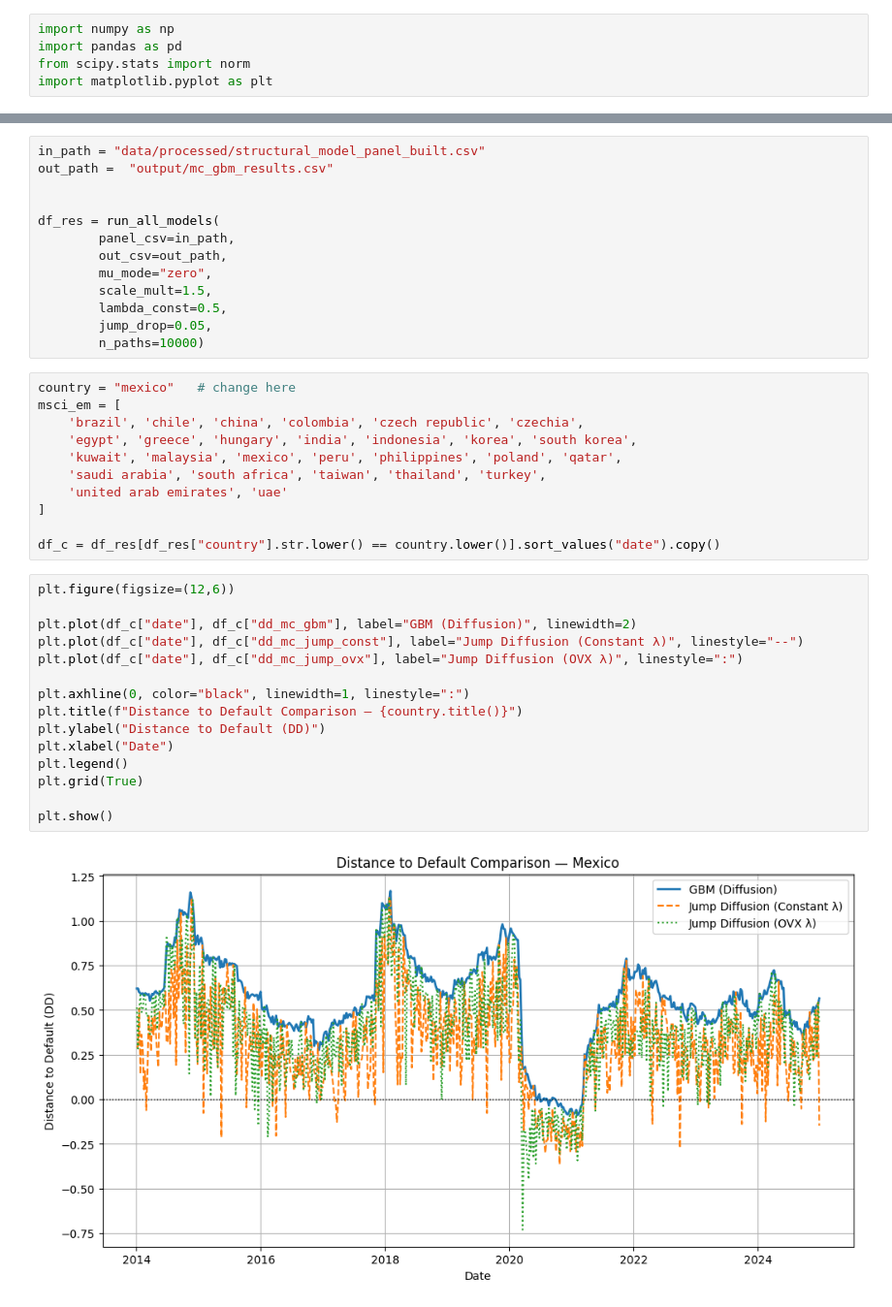
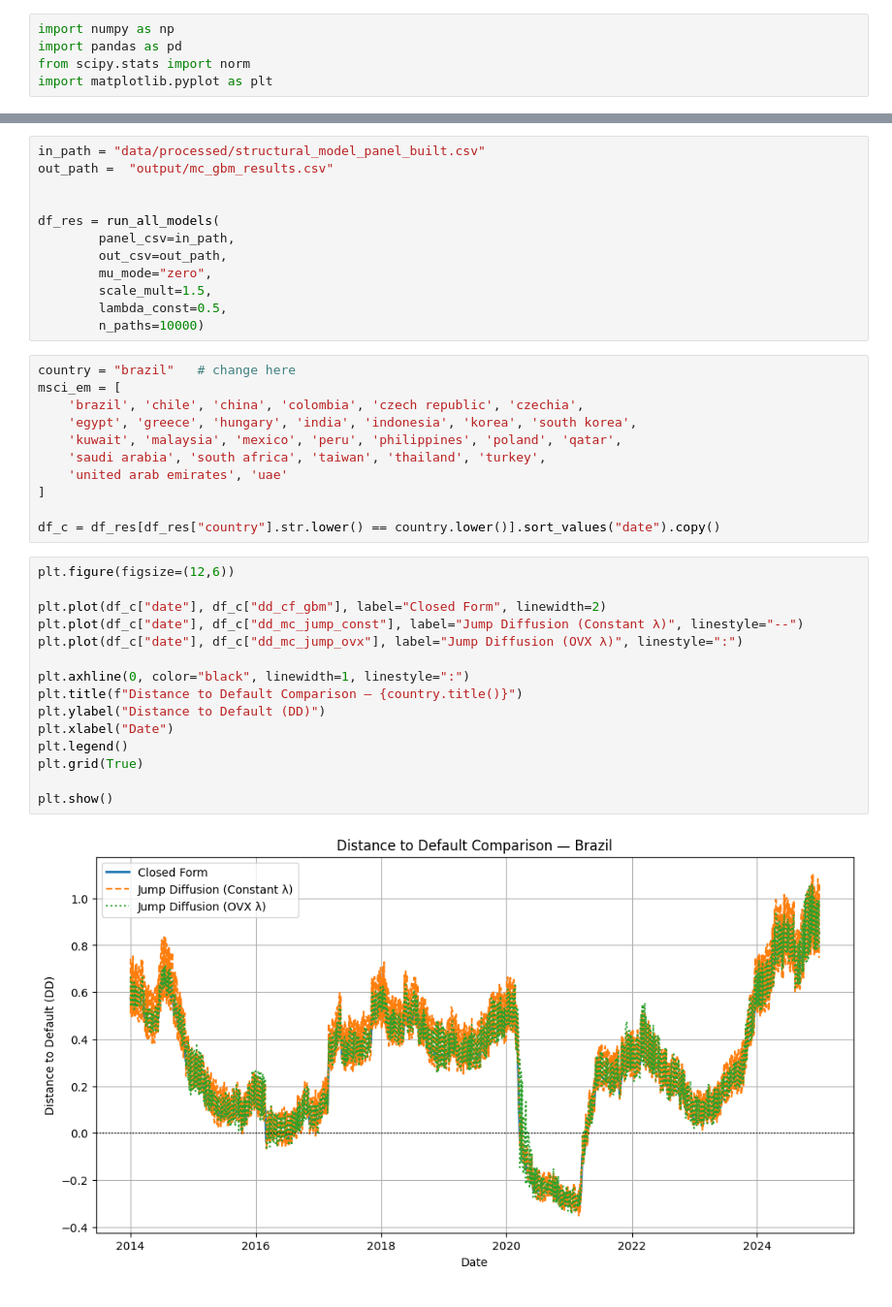
Before and after one commit to juanfp02/commodities_and_sovereigns, a Jupyter notebook: 08_MC_idea.ipynb, the cells around one changed output, grey strips where cells are left out. Shown at 97% size. Cells and saved outputs as stored; diff of their text form.

```diff
--- a/08_MC_idea.ipynb
+++ b/08_MC_idea.ipynb
@@ -123,10 +123,9 @@ df_res = run_all_models(
         mu_mode="zero",
         scale_mult=1.5,
         lambda_const=0.5,
-        jump_drop=0.05,
         n_paths=10000)
 # %%
-country = "mexico"   # change here
+country = "brazil"   # change here
 msci_em = [
     'brazil', 'chile', 'china', 'colombia', 'czech republic', 'czechia',
     'egypt', 'greece', 'hungary', 'india', 'indonesia', 'korea', 'south korea',
@@ -139,20 +138,20 @@ df_c = df_res[df_res["country"].str.lower() == country.lower()].sort_values("dat
 # %%
 plt.figure(figsize=(12,6))
 
-plt.plot(df_c["date"], df_c["dd_mc_gbm"], label="GBM (Diffusion)", linewidth=2)
+plt.plot(df_c["date"], df_c["dd_cf_gbm"], label="Closed Form", linewidth=2)
 plt.plot(df_c["date"], df_c["dd_mc_jump_const"], label="Jump Diffusion (Constant λ)", linestyle="--")
 plt.plot(df_c["date"], df_c["dd_mc_jump_ovx"], label="Jump Diffusion (OVX λ)", linestyle=":")
 
 plt.axhline(0, color="black", linewidth=1, linestyle=":")
 plt.title(f"Distance to Default Comparison — {country.title()}")
 plt.ylabel("Distance to Default (DD)")
 plt.xlabel("Date")
 plt.legend()
 plt.grid(True)
 
 plt.show()
 # %% [output]
-[figure, old version]
+[figure, new version]
 # %%
 from scipy.stats import norm
 
```
Also changed, not shown: parts of 2 cells of this notebook, 4 other files.
